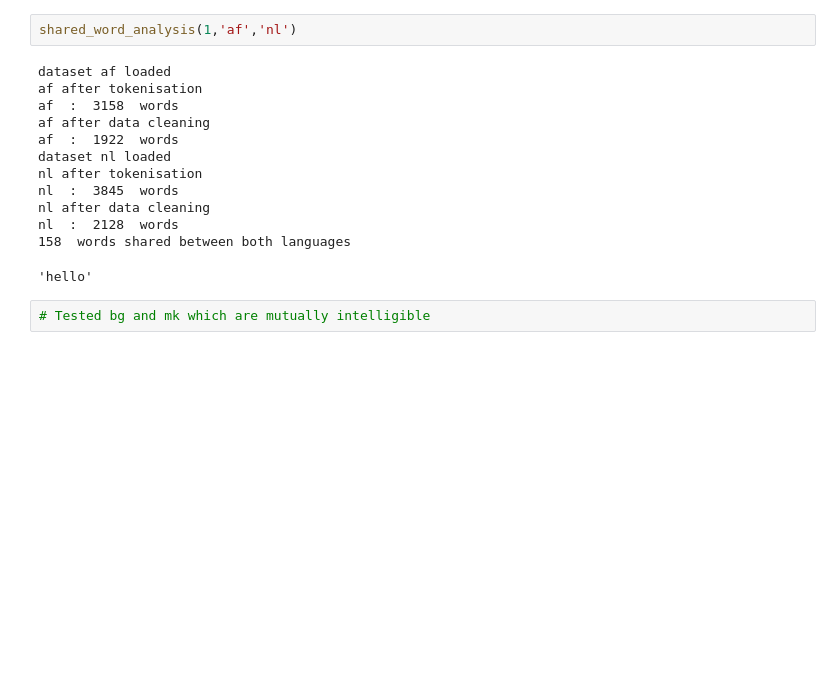
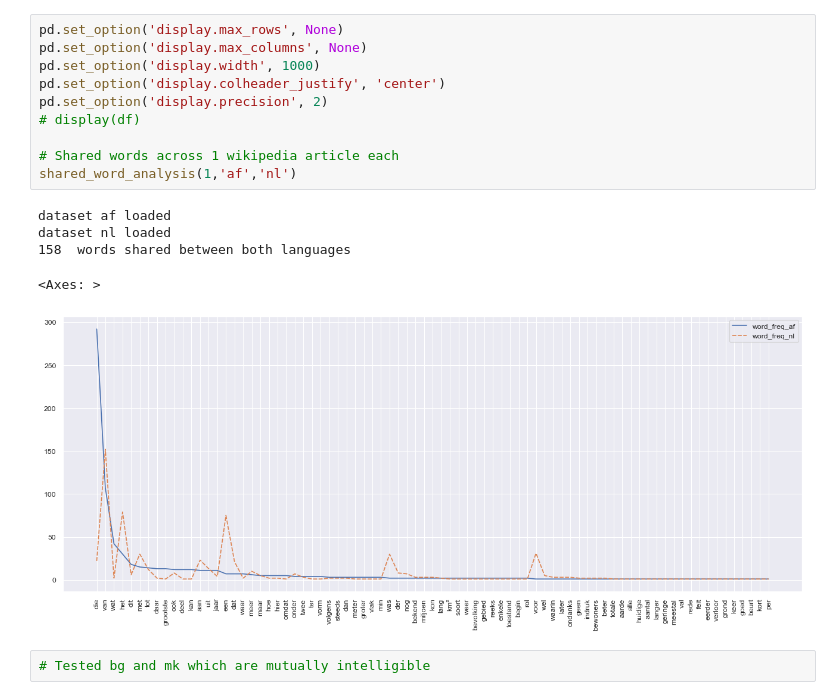
Before and after one commit to ninahew/mscfinalproject, a Jupyter notebook: Shared Word Analysis with Expanded Scope.ipynb, the cells around one changed output. Saved outputs shown, nothing was run; the diff lists cells and outputs as text; blank space fills up the shorter version.

```diff
--- a/Shared Word Analysis with Expanded Scope.ipynb
+++ b/Shared Word Analysis with Expanded Scope.ipynb
@@ -71,18 +68,19 @@ nl  :  2128  words
 # %%
+pd.set_option('display.max_rows', None)
+pd.set_option('display.max_columns', None)
+pd.set_option('display.width', 1000)
+pd.set_option('display.colheader_justify', 'center')
+pd.set_option('display.precision', 2)
+# display(df)
+
+# Shared words across 1 wikipedia article each
 shared_word_analysis(1,'af','nl')
 # %% [output]
 dataset af loaded
-af after tokenisation
-af  :  3158  words
-af after data cleaning
-af  :  1922  words
 dataset nl loaded
-nl after tokenisation
-nl  :  3845  words
-nl after data cleaning
-nl  :  2128  words
 158  words shared between both languages
-'hello'
+<Axes: >
+[figure, added]
 # %%
 # Tested bg and mk which are mutually intelligible
 # %%
```
Also changed, not shown: parts of 9 cells of this notebook.
